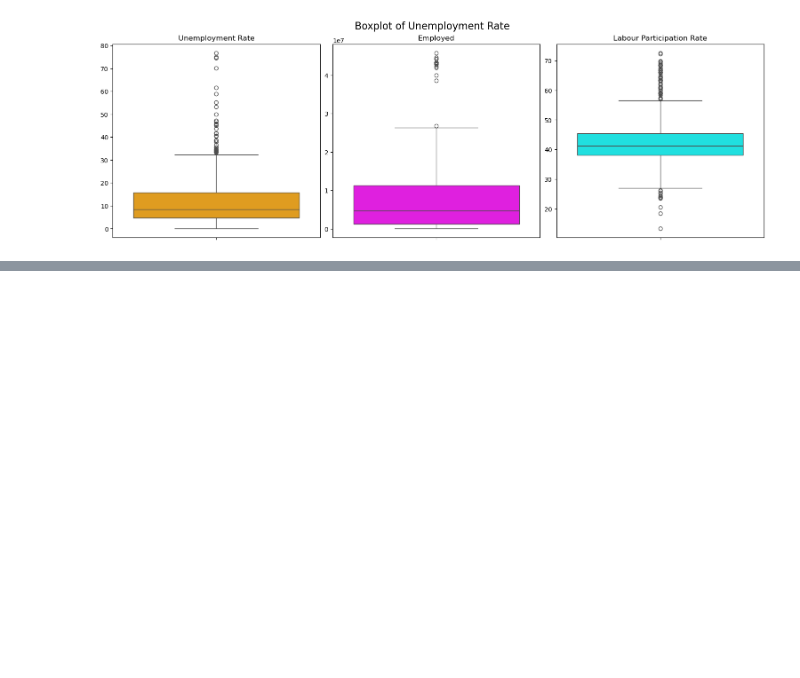
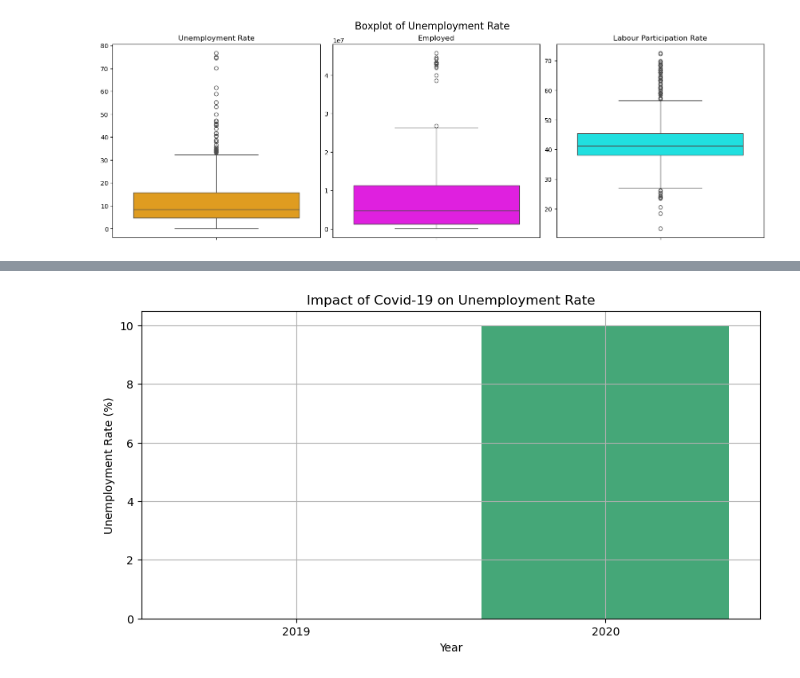
Before and after one commit to Ukpro-code/Coding-Shinobi, a Jupyter notebook: Codealpha_tasks/Task 2/unemployment.ipynb, the cells around one changed output, grey strips where cells are left out. Saved outputs shown, nothing was run; the diff lists cells and outputs as text; code cells hidden in the pictures; blank space fills up the shorter version.

```diff
--- a/Codealpha_tasks/Task 2/unemployment.ipynb
+++ b/Codealpha_tasks/Task 2/unemployment.ipynb
@@ -280,0 +464,11 @@ plt.show()
+# %%
+# the above plot is ambiguous so we will plot the impact of covid on unemployment rate
+plt.figure(figsize=(10, 5))
+sns.barplot(x=covid_impact.index, y=covid_impact, palette='viridis')
+plt.title('Impact of Covid-19 on Unemployment Rate')
+plt.xlabel('Year')
+plt.ylabel('Unemployment Rate (%)')
+plt.grid(True)
+plt.show()
+# %% [output]
+[figure, added]
```
Also changed, not shown: parts of 23 cells of this notebook.
